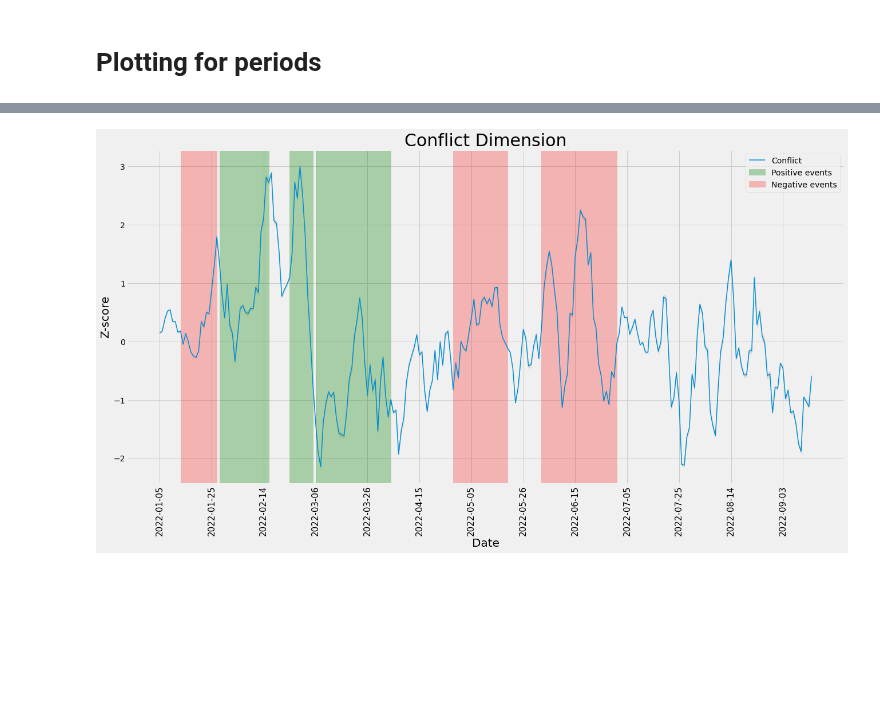
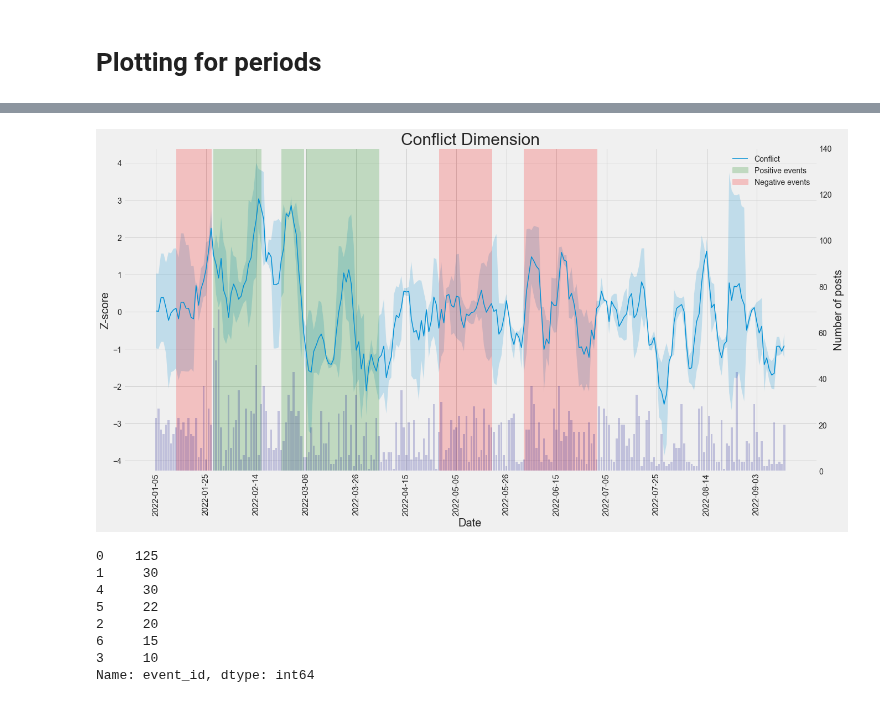
Before and after one commit to DueViktor/WildDataExam, a Jupyter notebook: gustav_blah.ipynb, the cells around one changed output, grey strips where cells are left out. Cells and saved outputs as stored; diff of their text form; code cells hidden in the pictures; blank space fills up the shorter version.

```diff
--- a/gustav_blah.ipynb
+++ b/gustav_blah.ipynb
@@ -113,5 +130,7 @@ dataset_onehot = dataset_raw.copy()
 
 # Iterate over dimensions and binarize based on the threshold defined in the top (for Bence)
 for dim in dims:
+    # Index threshold from thresholds dataframe
+    threshold = thresholds.loc[dim]['threshold']
     # Overwrites each dimension with a binary value
     dataset_onehot[dim] = dataset_onehot[dim].apply(lambda x:1  if x>threshold else 0)
@@ -118,9 +165,4 @@ for dim in dims:
 # %%
-# Group event posts by date (summed)
-# Basically assigns a count of posts containing a given dimension for each day
-cols = ['date']+dims+['Mean']
-dataset_onehot = dataset_onehot[cols].groupby('date').mean().sort_index()
-
 # Apply rolling average, essentially, iterating over the days,
 # taking the average over the previous 3 days and 3 next days
 # and assigning this value
@@ -134,26 +176,32 @@ dataset_out_sd = dataset_onehot.rolling(num_days_rolling_average,center=True).st
 # Iterating over the dimensions, calculating the mean and std in order to calculate the z-score
 # z_score(x) = (x-mean(X))/std(X)
 for dim in dims:
-    # Get mu
+    # Get mu and std
     mu = dataset_out[dim].mean()
-
-    # Get std
     std = dataset_out[dim].std()
+    # Get mu and std for standard deviation dataframe
+    mu_sd = dataset_out_sd[dim].mean()
+    std_sd = dataset_out_sd[dim].std()
 
     # Check if any values over the threshold for a dimension - if not we would accidentally divide by zero
     # Only an issue for identity
     if std:
         # Calculate z-score and overwrite value for each dimension
         dataset_out[dim] = dataset_out[dim].apply(lambda x: (x-mu)/std)
+        # Calculate z-score for standard deviation dataframe
+        dataset_out_sd[dim] = dataset_out_sd[dim].apply(lambda x: (x-mu_sd)/std_sd)
 
     else:
         # Drop empty dimensions
         dataset_out.drop(dim,axis=1,inplace=True)
+        dataset_out_sd.drop(dim,axis=1,inplace=True)
         print('Dropping',dim)
 
 # Merge with standard deviation dataframe
 dataset_out = dataset_out.merge(dataset_out_sd, on='date', suffixes=('', '_sd'), how='left')
 
+# Merge with posts per day dataframe
+dataset_out = dataset_out.merge(posts_per_day, on='date', suffixes=('', '_n_posts'), how='left')
 
 # Merge with event data
 dataset_out = dataset_out.merge(events, on='date', how='left')
@@ -191,13 +241,19 @@ dataset.head()
 # %%
 # Function for plotting a dimension
 def plot_dim(dim):
+    # Initialize figure
     plt.figure(figsize=(20,10))
-    plt.style.use('fivethirtyeight')
-    # Plot the conflict dimension
+    # Set style
+    plt.style.use("fivethirtyeight")
+
+    # Plot the dimension
     plt.plot(dataset['date'],dataset[dim], linewidth= 1.5, label = dim[0].upper() + dim[1:])
 
-    # Plot the standard deviation as a shaded area - DOES NOT WORK
-    plt.fill_between(dataset['date'], dataset[dim] - dataset[dim+'_sd'], dataset[dim] + dataset[dim+'_sd'], color = "#888888", alpha=0.2)
+
+    # Plot the standard deviation as a shaded area
+    min_val = dataset[dim] - dataset[dim+'_sd']
+    max_val = dataset[dim] + dataset[dim+'_sd']
+    plt.fill_between(dataset['date'], min_val, max_val, alpha=0.2)
 
     # Make the plot readable
     plt.xticks(rotation=90)
@@ -211,41 +267,63 @@ def plot_dim(dim):
         max_date = dataset[(dataset['event_id']==event_id)]['date'].max()
         if event_id == 1:
             # Plot the x-span
-            plt.axvspan(min_date, max_date, color='green', alpha=0.3, label = "Positive events")
+            plt.axvspan(min_date, max_date, color='green', alpha=0.2, label = "Positive events")
         else:
             # Plot the x-span
-            plt.axvspan(min_date, max_date, color='green', alpha=0.3)
+            plt.axvspan(min_date, max_date, color='green', alpha=0.2)
 
     # Visualize event id 4, 5 and 6 as x-span
     for event_id in [4,5,6]:
         # Get the min and max date for the event
         min_date = dataset[(dataset['event_id']==event_id)]['date'].min()
         max_date = dataset[(dataset['event_id']==event_id)]['date'].max()
 
         if event_id == 4:
             # Plot the x-span
-            plt.axvspan(min_date, max_date, color='red', alpha=0.25, label = "Negative events")
+            plt.axvspan(min_date, max_date, color='red', alpha=0.2, label = "Negative events")
         else:
             # Plot the x-span
-            plt.axvspan(min_date, max_date, color='red', alpha=0.25)
-
-    # Make dim with big letter
-    dim = dim[0].upper() + dim[1:]
-
-    # Create title with dim and bigger font
-    plt.title(dim + " Dimension", fontsize=30)
+            plt.axvspan(min_date, max_date, color='red', alpha=0.2)
 
     # Create legend with positve and negative events
     plt.legend()
 
     # Make x and y axis labels
     plt.xlabel("Date", fontsize=20)
     plt.ylabel("Z-score", fontsize=20)
 
+    # Add second y-axis for number of posts as bar chart
+    plt.twinx()
+    plt.bar(dataset['date'], dataset[dim+'_n_posts'], alpha=0.2, label = "Number of posts", color='darkblue')
+    plt.ylabel("Number of posts", fontsize=20)
+    # Make y-axis twice as big as the other
+    plt.gca().set_ylim(bottom=0, top=dataset[dim+'_n_posts'].max()*2)
+    # Remove gridlines of second y-axis
+    plt.grid(False)
+    # Move ticks so they align with the other y-axis
+    plt.gca().yaxis.set_ticks_position('right')
+
+
+
+
+
+    # Create title with dim and bigger font
+    plt.title(dim[0].upper() + dim[1:] + " Dimension", fontsize=30)
     plt.show()
     # Save figure
     #plt.savefig('viz/dimension_plots/z_score_'+dim+'.png')
 
 plot_dim('conflict')
 # %% [output]
-[figure, old version]
+[figure, new version]
+# %%
+dataset.event_id.value_counts()
+# %% [output]
+0    125
+1     30
+4     30
+5     22
+2     20
+6     15
+3     10
+Name: event_id, dtype: int64
```
Also changed, not shown: parts of 11 cells of this notebook, 2 other files.
